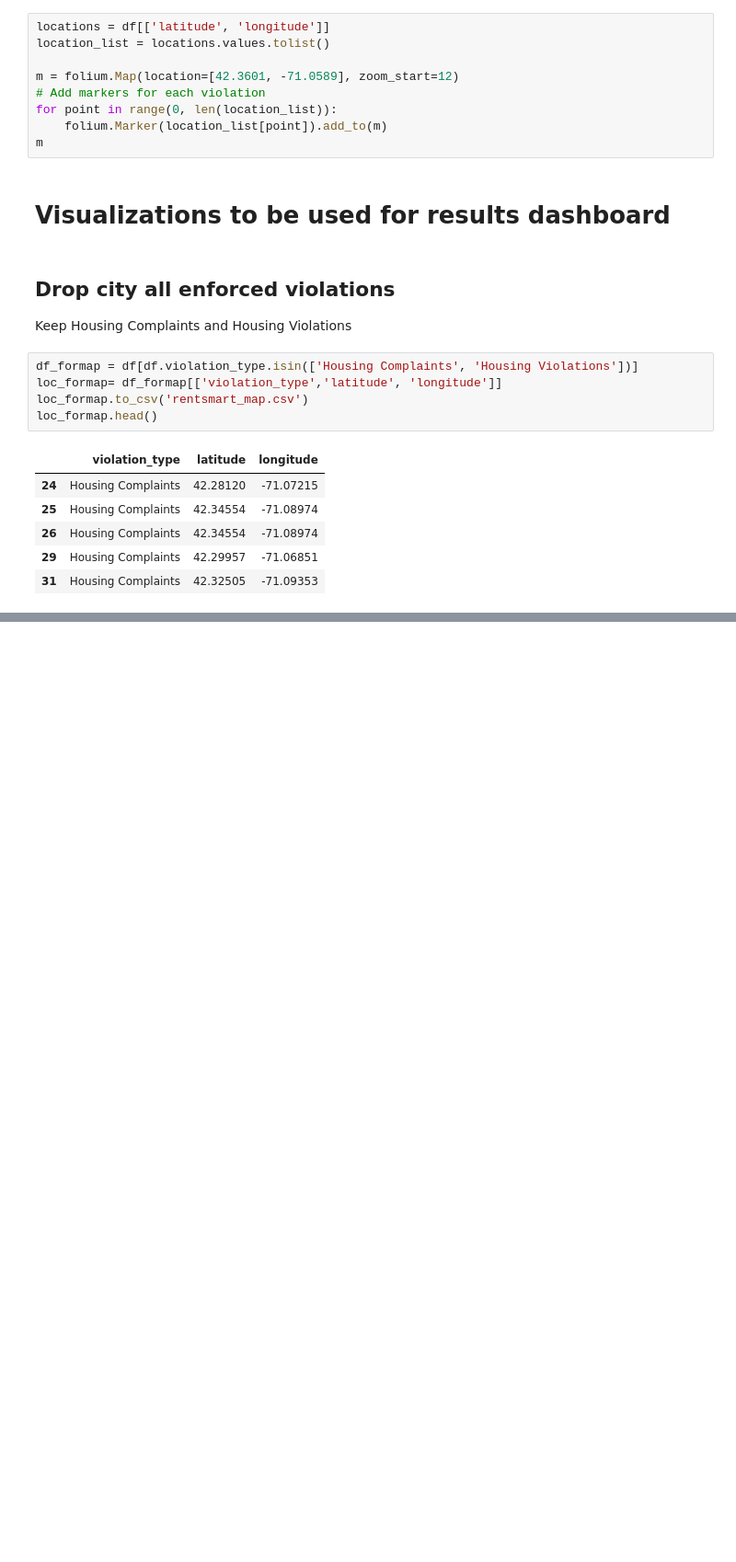
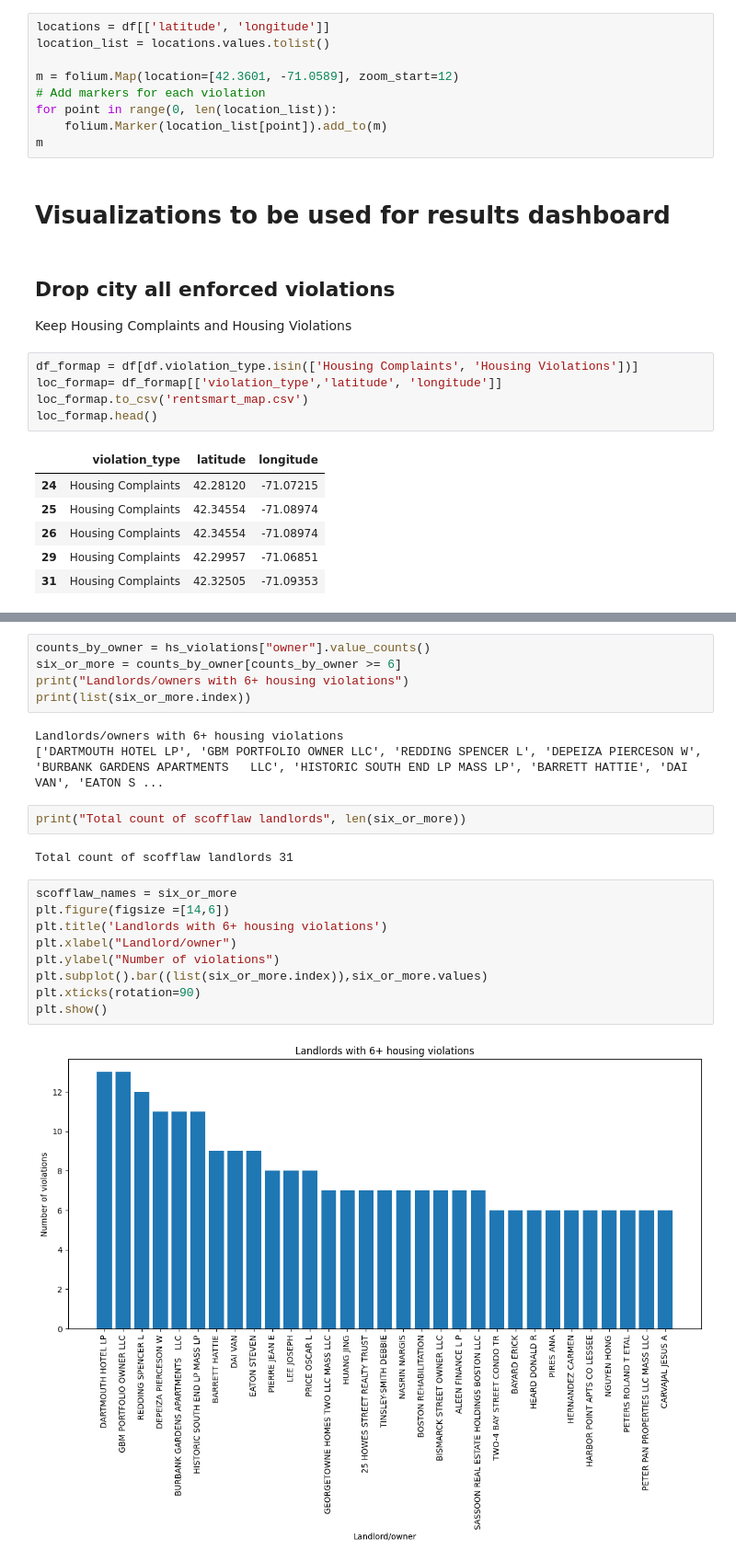
Before and after one commit to BU-Spark/ds-councilor-breadon-bad-landlords2, a Jupyter notebook: spring23-team-4/code/RentSmart_analysis.ipynb, the cells around one changed output, grey strips where cells are left out. Shown at 92% size. Drawn from its saved outputs; the diff is of its cells as text; blank space fills up the shorter version.

Commit message:
add scofflaw definition code

```diff
--- a/spring23-team-4/code/RentSmart_analysis.ipynb
+++ b/spring23-team-4/code/RentSmart_analysis.ipynb
@@ -111,0 +163,23 @@ plt.show()
+# %%
+counts_by_owner = hs_violations["owner"].value_counts()
+six_or_more = counts_by_owner[counts_by_owner >= 6]
+print("Landlords/owners with 6+ housing violations")
+print(list(six_or_more.index))
+# %% [output]
+Landlords/owners with 6+ housing violations
+['DARTMOUTH HOTEL LP', 'GBM PORTFOLIO OWNER LLC', 'REDDING SPENCER L', 'DEPEIZA PIERCESON W', 'BURBANK GARDENS APARTMENTS   LLC', 'HISTORIC SOUTH END LP MASS LP', 'BARRETT HATTIE', 'DAI VAN', 'EATON S ...
+# %%
+print("Total count of scofflaw landlords", len(six_or_more))
+# %% [output]
+Total count of scofflaw landlords 31
+# %%
+scofflaw_names = six_or_more
+plt.figure(figsize =[14,6])
+plt.title('Landlords with 6+ housing violations')
+plt.xlabel("Landlord/owner")
+plt.ylabel("Number of violations")
+plt.subplot().bar((list(six_or_more.index)),six_or_more.values)
+plt.xticks(rotation=90)
+plt.show()
+# %% [output]
+[figure, added]
```
Also changed, not shown: parts of 12 cells of this notebook.
